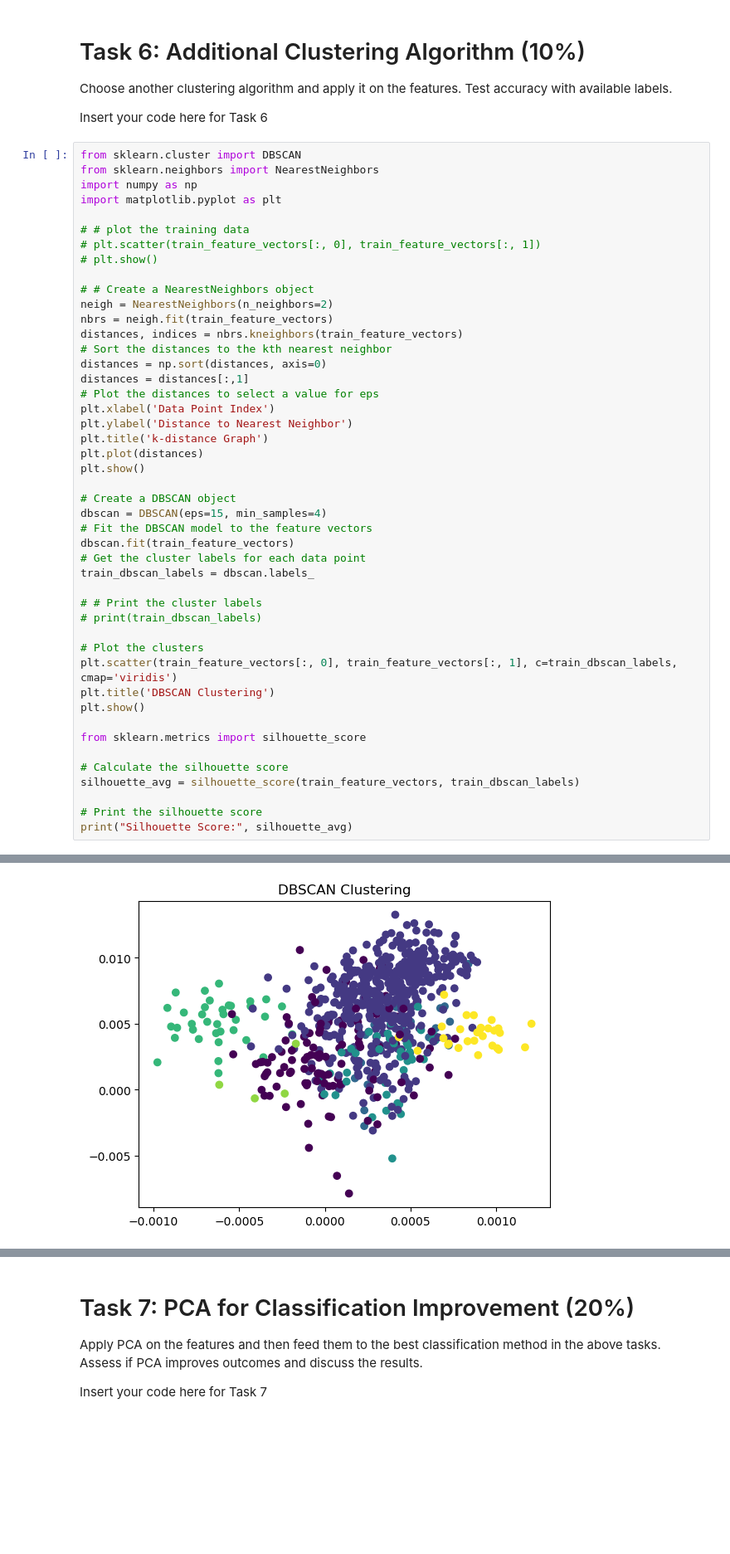
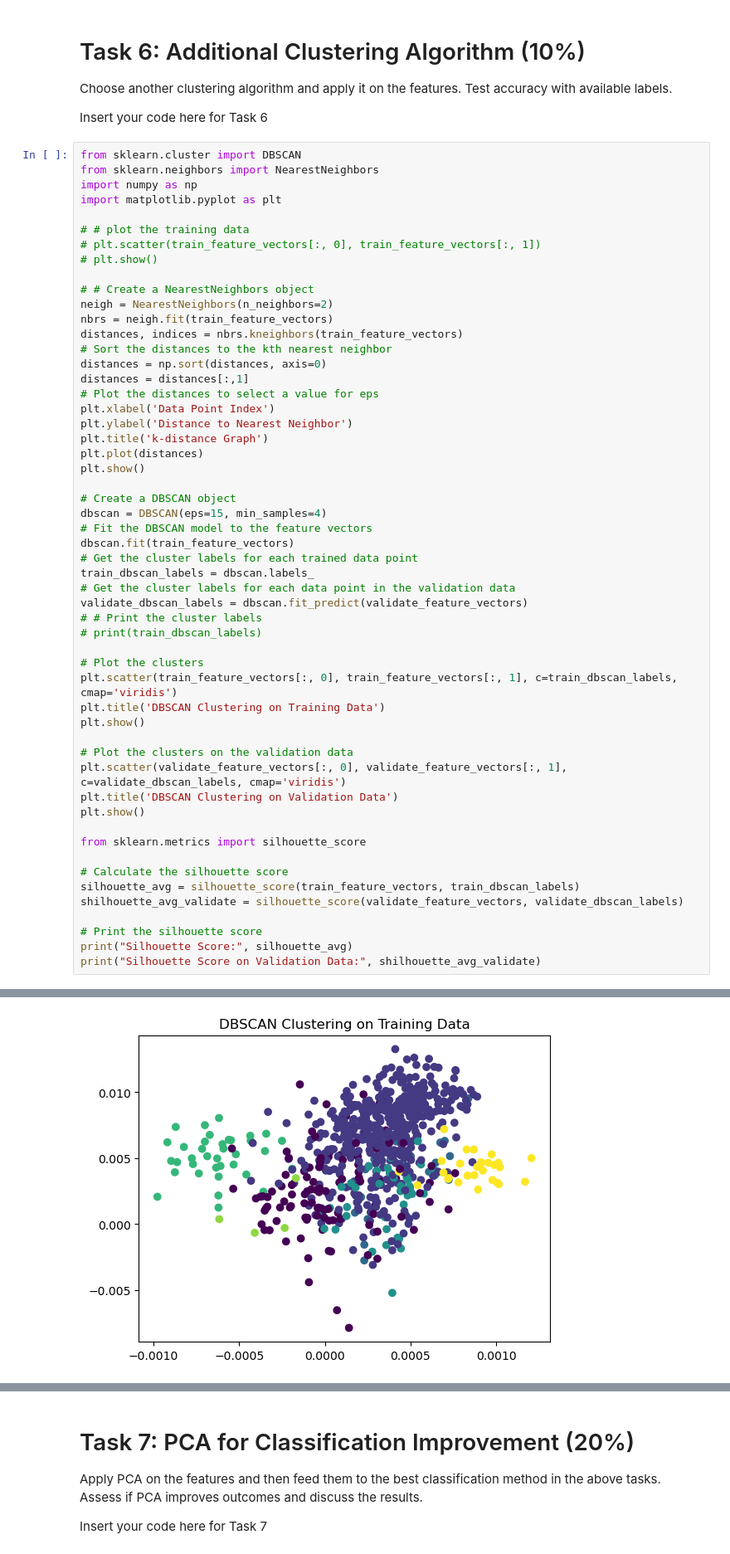
Before and after one commit to coopercole/syde522_assign1, a Jupyter notebook: Assignment1.ipynb, the cells around one changed output, grey strips where cells are left out. Shown: that part at 83% size. Cells and saved outputs as stored; diff of their text form; blank space fills up the shorter version.

```diff
--- a/Assignment1.ipynb
+++ b/Assignment1.ipynb
@@ -337,34 +356,42 @@ distances, indices = nbrs.kneighbors(train_feature_vectors)
 distances = np.sort(distances, axis=0)
 distances = distances[:,1]
 # Plot the distances to select a value for eps
 plt.xlabel('Data Point Index')
 plt.ylabel('Distance to Nearest Neighbor')
 plt.title('k-distance Graph')
 plt.plot(distances)
 plt.show()
 
 # Create a DBSCAN object
 dbscan = DBSCAN(eps=15, min_samples=4)
 # Fit the DBSCAN model to the feature vectors
 dbscan.fit(train_feature_vectors)
-# Get the cluster labels for each data point
+# Get the cluster labels for each trained data point
 train_dbscan_labels = dbscan.labels_
-
+# Get the cluster labels for each data point in the validation data
+validate_dbscan_labels = dbscan.fit_predict(validate_feature_vectors)
 # # Print the cluster labels
 # print(train_dbscan_labels)
 
 # Plot the clusters
 plt.scatter(train_feature_vectors[:, 0], train_feature_vectors[:, 1], c=train_dbscan_labels, cmap='viridis')
-plt.title('DBSCAN Clustering')
+plt.title('DBSCAN Clustering on Training Data')
+plt.show()
+
+# Plot the clusters on the validation data
+plt.scatter(validate_feature_vectors[:, 0], validate_feature_vectors[:, 1], c=validate_dbscan_labels, cmap='viridis')
+plt.title('DBSCAN Clustering on Validation Data')
 plt.show()
 
 from sklearn.metrics import silhouette_score
 
 # Calculate the silhouette score
 silhouette_avg = silhouette_score(train_feature_vectors, train_dbscan_labels)
+shilhouette_avg_validate = silhouette_score(validate_feature_vectors, validate_dbscan_labels)
 
 # Print the silhouette score
 print("Silhouette Score:", silhouette_avg)
+print("Silhouette Score on Validation Data:", shilhouette_avg_validate)
 # %% [output]
 [figure]
-[figure, old version]
+[figure, new version]
```
Also changed, not shown: parts of 2 cells of this notebook.
